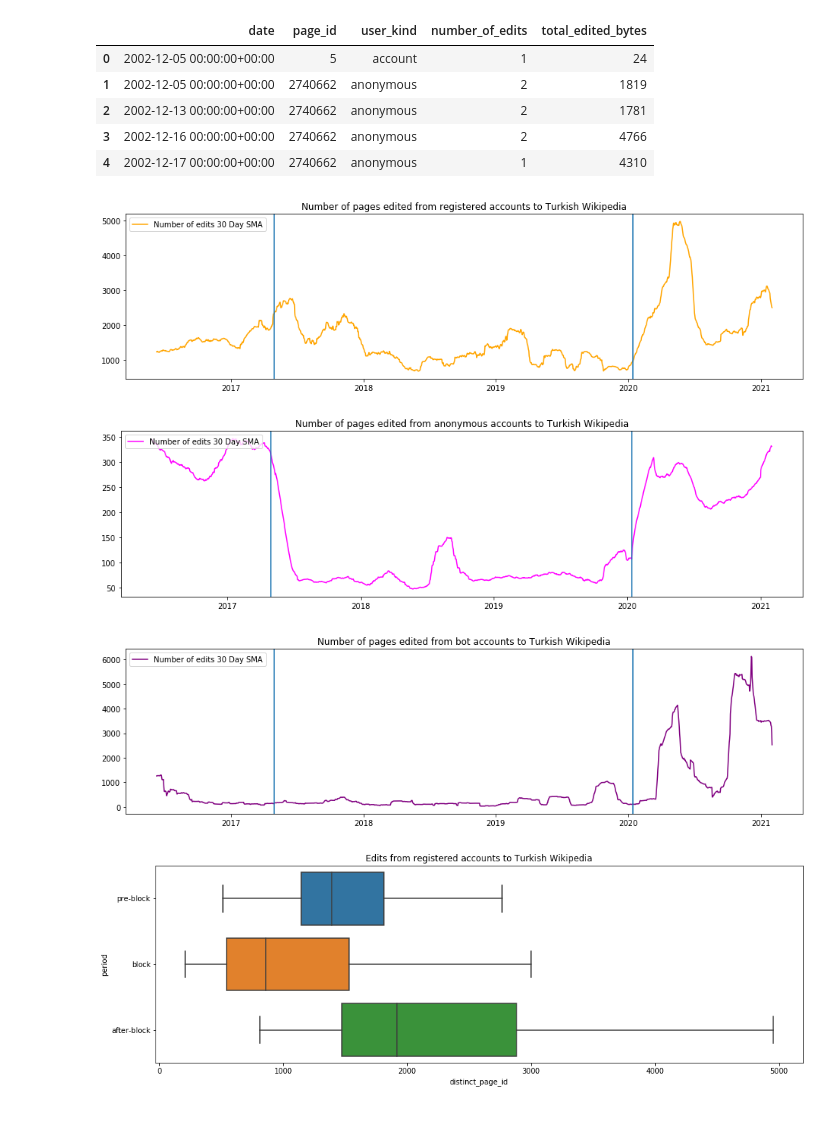
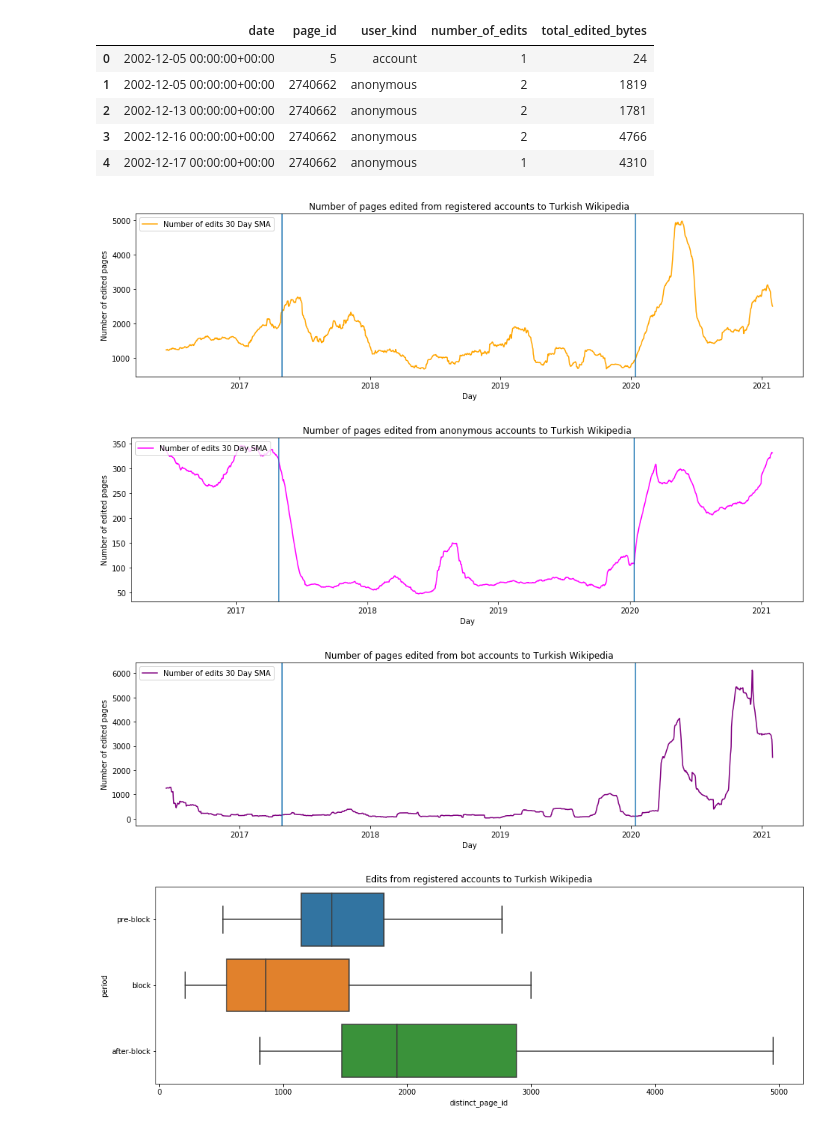
Before and after one commit to epfl-dlab/turkish_wiki, a Jupyter notebook: analysis.ipynb, the cells around one changed output. Cells and saved outputs as stored; diff of their text form; code cells hidden in the pictures.

```diff
--- a/analysis.ipynb
+++ b/analysis.ipynb
@@ -363,17 +372,19 @@ bot_edited_pages = edited_pages[edited_pages['user_kind'] == 'bot']
 # %%
 for df, name, color in [(registered_edited_pages, 'registered', 'orange'), (anonymous_edited_pages, 'anonymous', 'magenta'), (bot_edited_pages, 'bot', 'purple')]:
     plt.figure(figsize=(16,4))
     plt.title(f"Number of pages edited from {name} accounts to Turkish Wikipedia")
     rolling_mean = df['distinct_page_id'].rolling(window=60).mean()
     plt.plot(df['date'].values, rolling_mean, label='Number of edits 30 Day SMA', color=color)
     for date in block_dates:
         plt.axvline(date)
+    plt.ylabel("Number of edited pages")
+    plt.xlabel("Day")
     plt.legend(loc='upper left')
     plt.show()
 # %% [output]
-[figure, old version]
+[figure, new version]
-[figure, old version]
+[figure, new version]
-[figure, old version]
+[figure, new version]
 # %%
 for df, name in [(registered_edited_pages, 'registered'), (anonymous_edited_pages, 'anonymous'), (bot_edited_pages, 'bot')]:
     groups = df.groupby('period')
```
Also changed, not shown: parts of 67 cells of this notebook, 23 other files.
